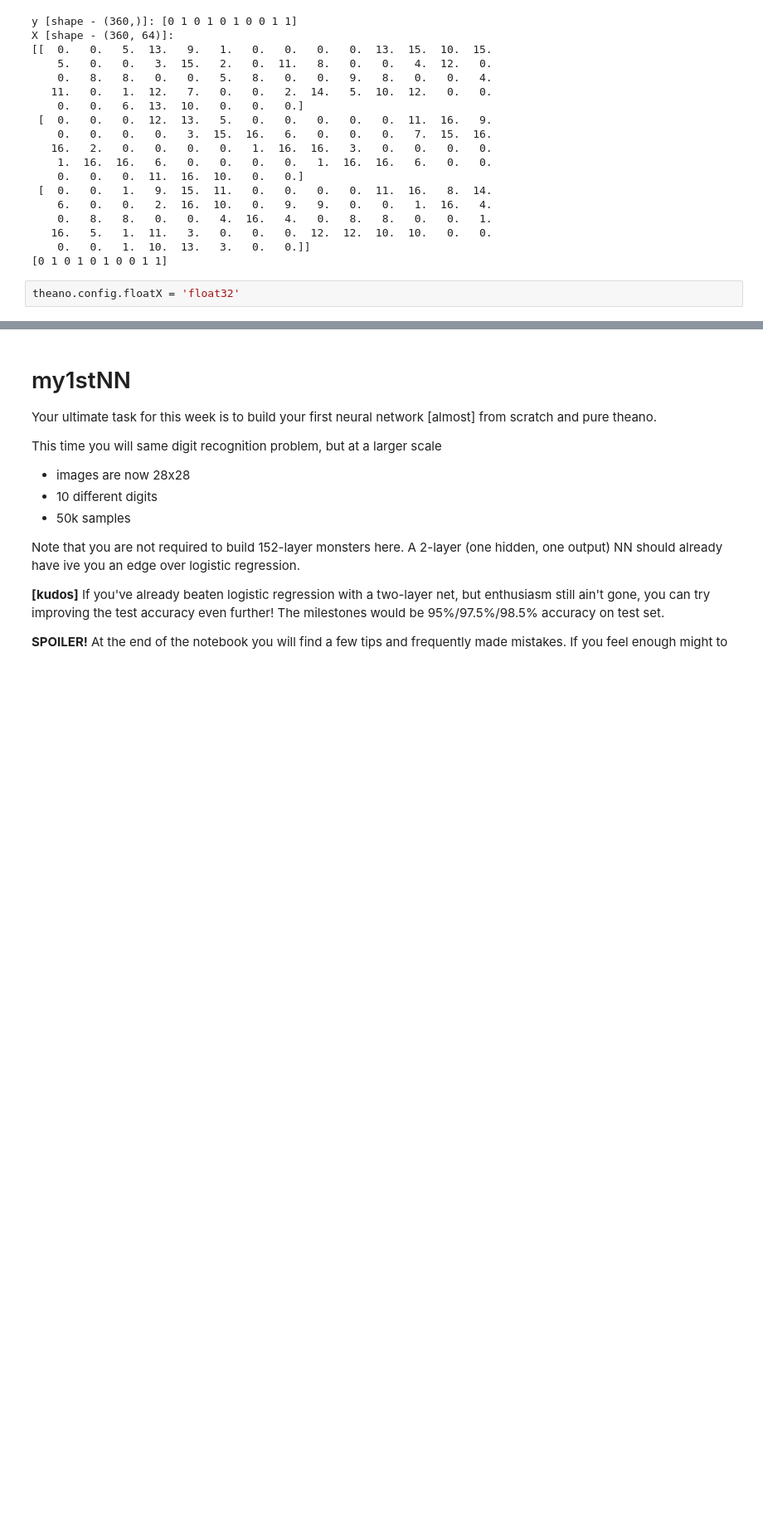
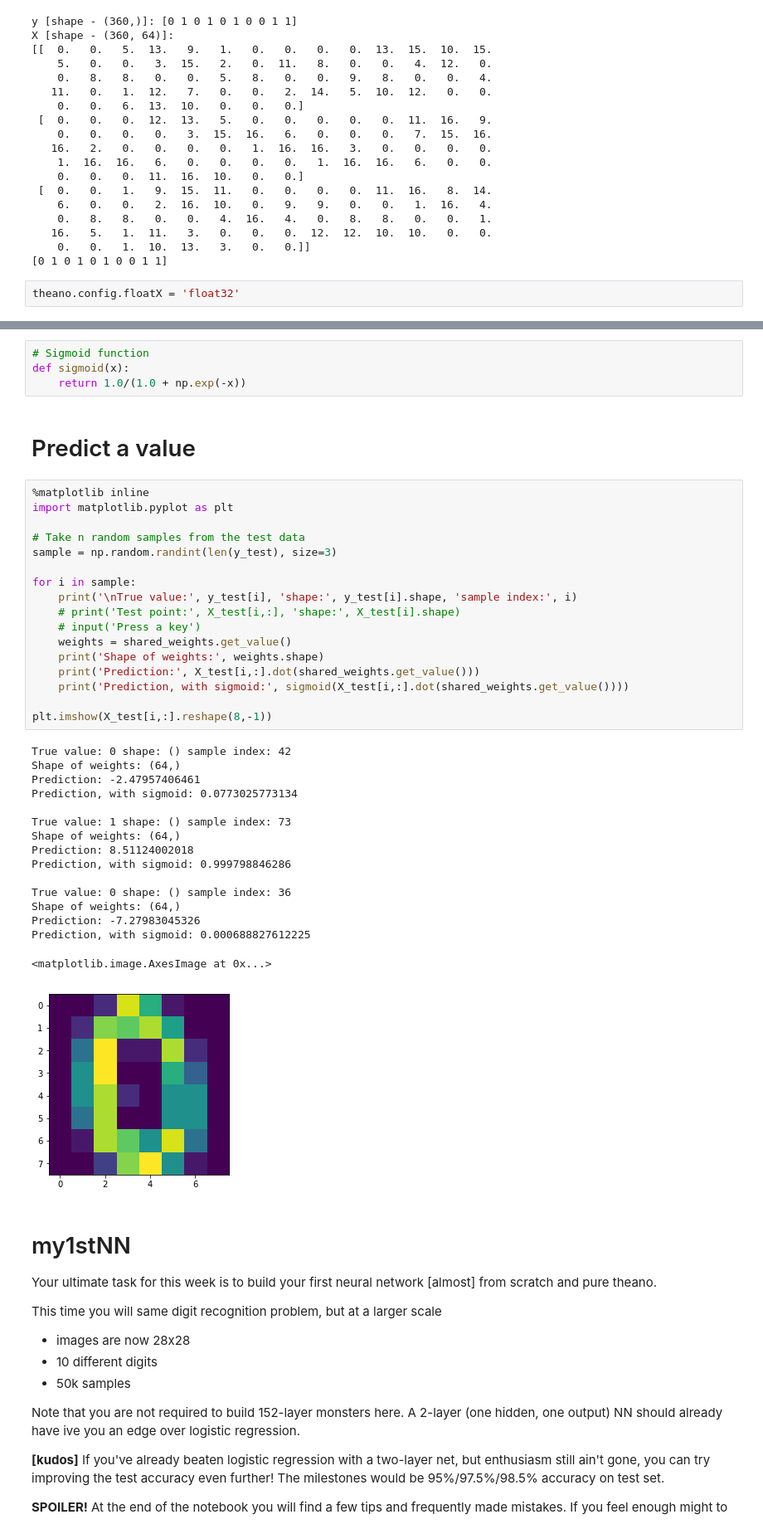
Before and after one commit to mohakala/CSC_deeplearning_study, a Jupyter notebook: day0_pm/Seminar1-theano-and-shallowNN-en.ipynb, the cells around one changed output, grey strips where cells are left out. Shown at 83% size. Saved outputs shown, nothing was run; the diff lists cells and outputs as text; blank space fills up the shorter version.

```diff
--- a/day0_pm/Seminar1-theano-and-shallowNN-en.ipynb
+++ b/day0_pm/Seminar1-theano-and-shallowNN-en.ipynb
@@ -546,3 +546,43 @@ resulting weights:
+# %%
+# Sigmoid function
+def sigmoid(x):
+    return 1.0/(1.0 + np.exp(-x))
+# %% [markdown]
+# Predict a value
+# %%
+%matplotlib inline
+import matplotlib.pyplot as plt
+
+# Take n random samples from the test data
+sample = np.random.randint(len(y_test), size=3)
+
+for i in sample:
+    print('\nTrue value:', y_test[i], 'shape:', y_test[i].shape, 'sample index:', i)
+    # print('Test point:', X_test[i,:], 'shape:', X_test[i].shape)
+    # input('Press a key')
+    weights = shared_weights.get_value()
+    print('Shape of weights:', weights.shape)
+    print('Prediction:', X_test[i,:].dot(shared_weights.get_value()))
+    print('Prediction, with sigmoid:', sigmoid(X_test[i,:].dot(shared_weights.get_value())))
+
+plt.imshow(X_test[i,:].reshape(8,-1))
+# %% [output]
+True value: 0 shape: () sample index: 42
+Shape of weights: (64,)
+Prediction: -2.47957406461
+Prediction, with sigmoid: 0.0773025773134
+
+True value: 1 shape: () sample index: 73
+Shape of weights: (64,)
+Prediction: 8.51124002018
+Prediction, with sigmoid: 0.999798846286
+
+True value: 0 shape: () sample index: 36
+Shape of weights: (64,)
+Prediction: -7.27983045326
+Prediction, with sigmoid: 0.000688827612225
+<matplotlib.image.AxesImage at 0x...>
+[figure, added]
 # %% [markdown]
 # my1stNN
 Your ultimate task for this week is to build your first neural network [almost] from scratch and pure theano.
```
Also changed, not shown: parts of 15 cells of this notebook.
